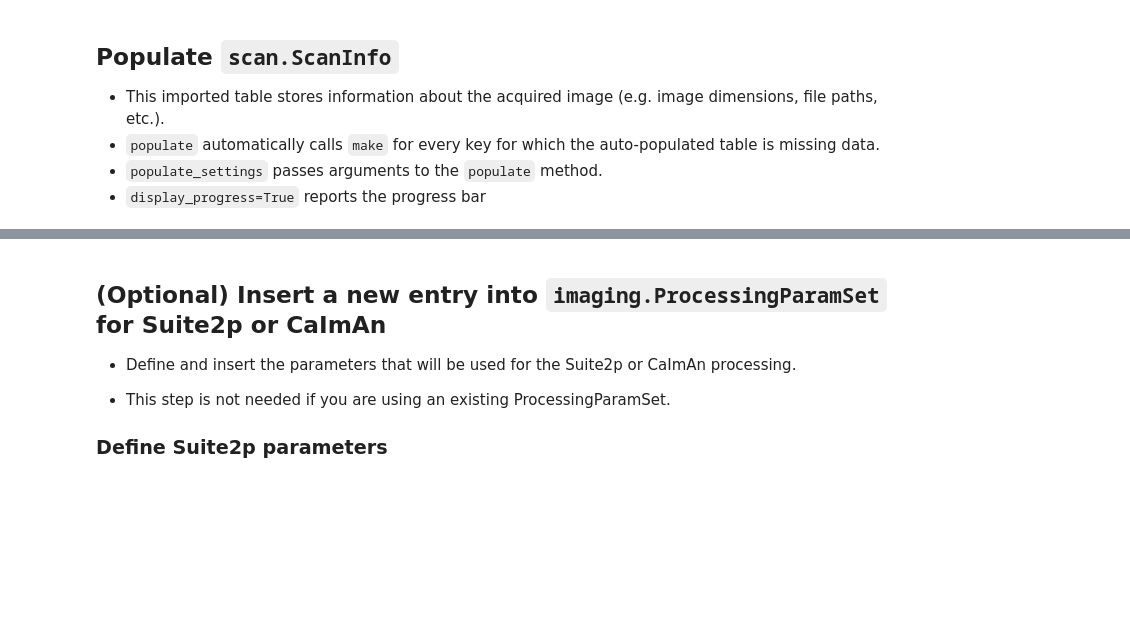
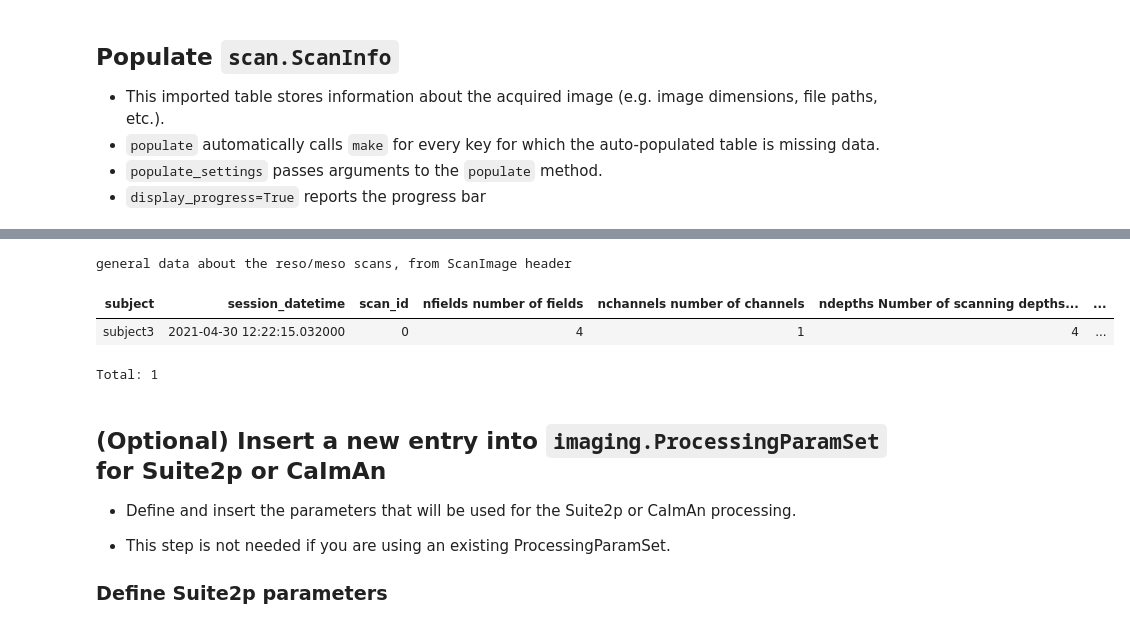
Before and after one commit to datajoint/element-calcium-imaging, a Jupyter notebook: notebooks/03-process.ipynb, the cells around one changed output, grey strips where cells are left out. Saved outputs shown, nothing was run; the diff lists cells and outputs as text; code cells hidden in the pictures; blank space fills up the shorter version.

```diff
--- a/notebooks/03-process.ipynb
+++ b/notebooks/03-process.ipynb
@@ -76,6 +177,12 @@ scan.Scan.insert1(dict(subject='subject3',
 populate_settings = {'display_progress': True}
 # %%
 scan.ScanInfo.populate(**populate_settings)
+scan.ScanInfo()
+# %% [output]
+general data about the reso/meso scans, from ScanImage header
+| subject | session_datetime | scan_id | nfields number of fields | nchannels number of channels | ndepths Number of scanning depths... | ... |
+| subject3 | 2021-04-30 12:22:15.032000 | 0 | 4 | 1 | 4 | ... |
+Total: 1
 # %% [markdown]
 ## (Optional) Insert a new entry into `imaging.ProcessingParamSet` for Suite2p or CaImAn
 
```
Also changed, not shown: parts of 41 cells of this notebook.
